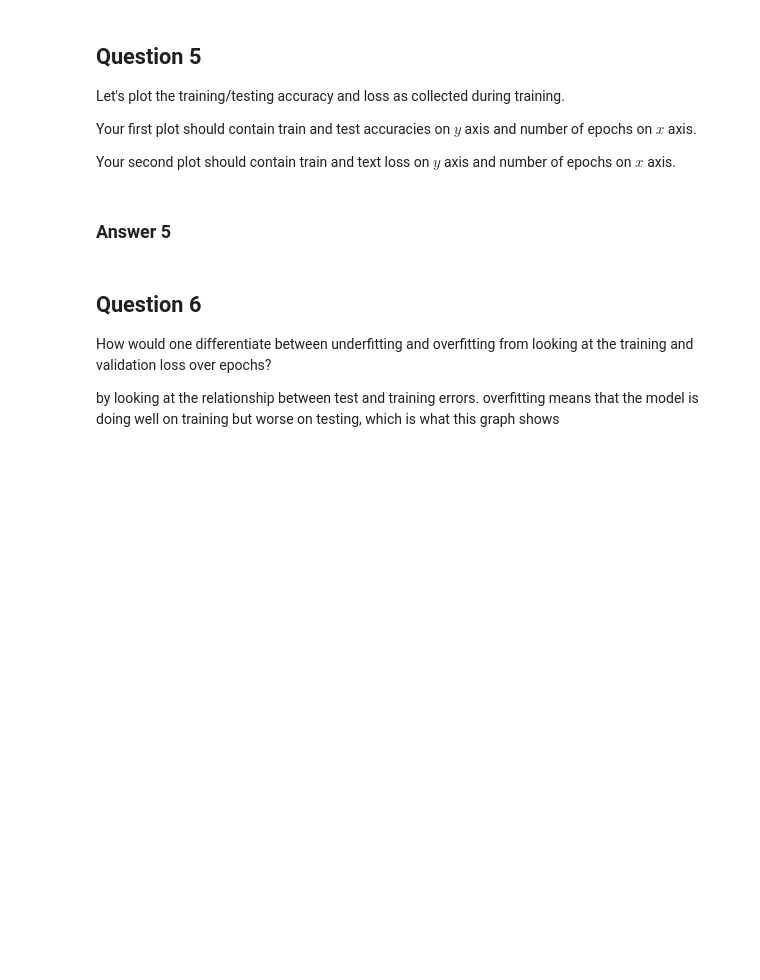
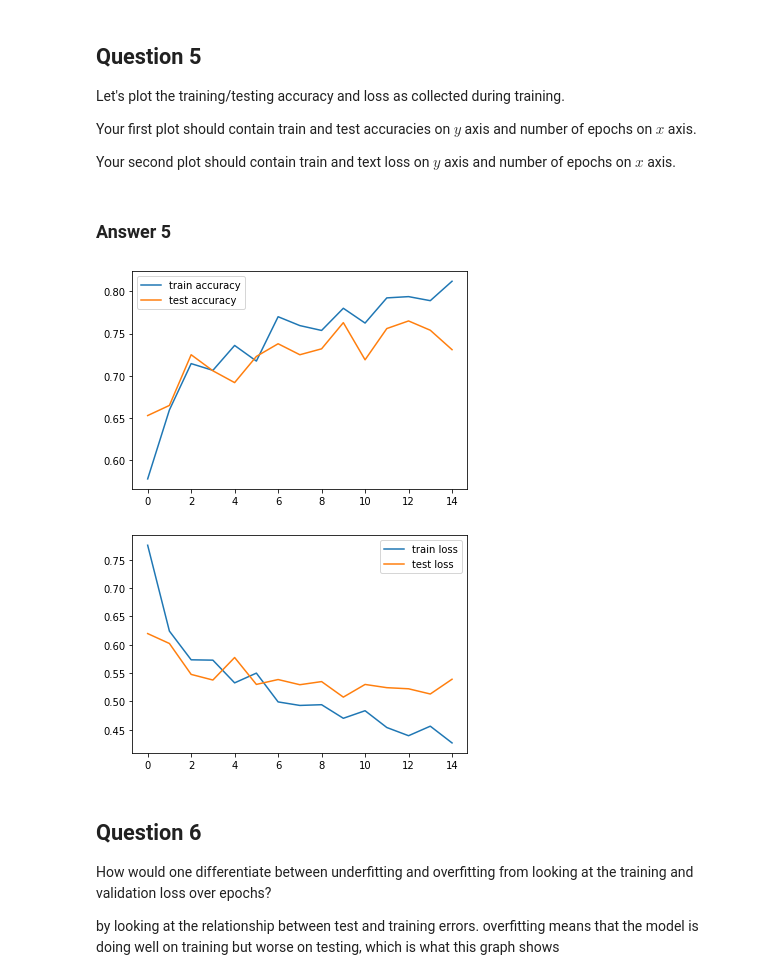
Before and after one commit to leahuangyanez1/FutureMakers2022, a Jupyter notebook: Day_12_Image_Classification_LHY.ipynb, the cells around one changed output. Drawn from its saved outputs; the diff is of its cells as text; code cells hidden in the pictures; blank space fills up the shorter version.

```diff
--- a/Day_12_Image_Classification_LHY.ipynb
+++ b/Day_12_Image_Classification_LHY.ipynb
@@ -390,3 +414,18 @@ plt.show()
+# %%
+"""Enter your answer 5 code here"""
+
+plt.plot(history.history["accuracy"])
+plt.plot(history.history["val_accuracy"])
+plt.legend(['train accuracy', 'test accuracy'])
+plt.show()
+
+plt.plot(history.history['loss'])
+plt.plot(history.history['val_loss'])
+plt.legend(['train loss', 'test loss'])
+plt.show()
+# %% [output]
+[figure, added]
+[figure, added]
 # %% [markdown]
 ## Question 6
 How would one differentiate between underfitting and overfitting from looking at the training and validation loss over epochs?
```
Also changed, not shown: parts of 7 cells of this notebook.
